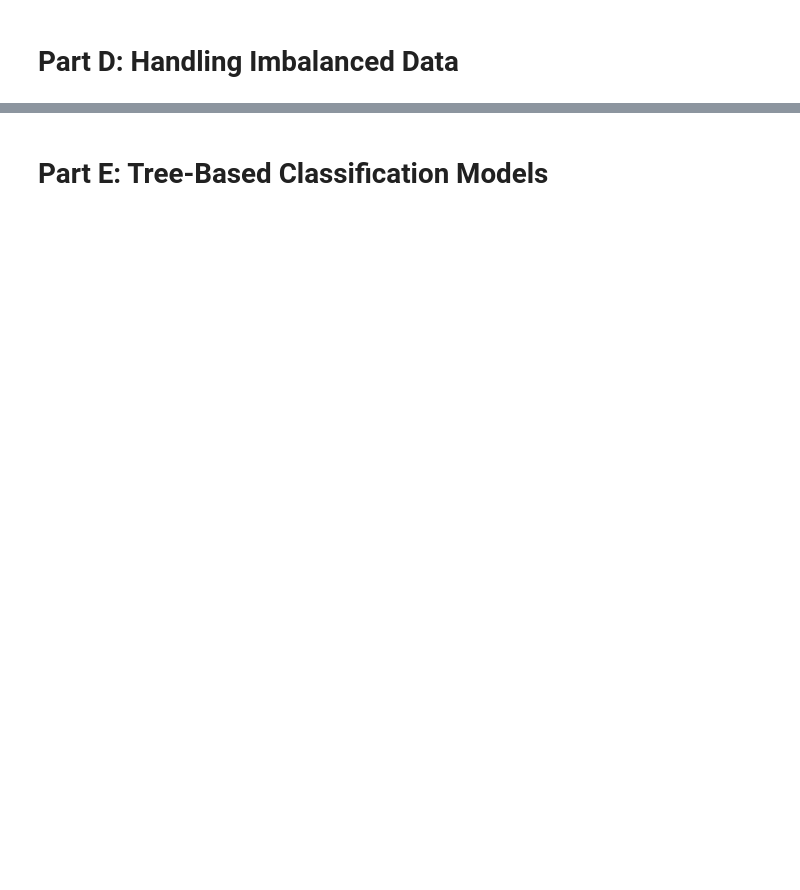
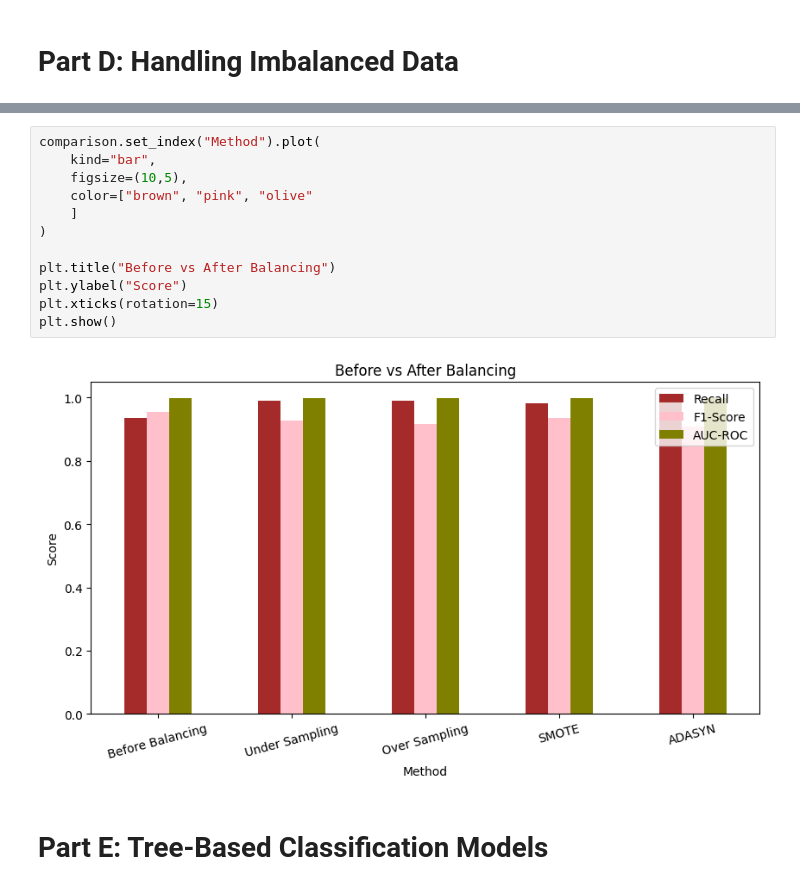
Before and after one commit to krisha12345819/Supervised-Learning---Risk-Alert-Classifer, a Jupyter notebook: Risk_Alert_Classifier.ipynb, the cells around one changed output, grey strips where cells are left out. Saved outputs shown, nothing was run; the diff lists cells and outputs as text; blank space fills up the shorter version.

```diff
--- a/Risk_Alert_Classifier.ipynb
+++ b/Risk_Alert_Classifier.ipynb
@@ -124,2 +469,16 @@ Name: proportion, dtype: float64
+# %%
+comparison.set_index("Method").plot(
+    kind="bar",
+    figsize=(10,5),
+    color=["brown", "pink", "olive"
+    ]
+)
+
+plt.title("Before vs After Balancing")
+plt.ylabel("Score")
+plt.xticks(rotation=15)
+plt.show()
+# %% [output]
+[figure, added]
 # %% [markdown]
 # Part E: Tree-Based Classification Models
```
Also changed, not shown: parts of 38 cells of this notebook, 6 other files.
